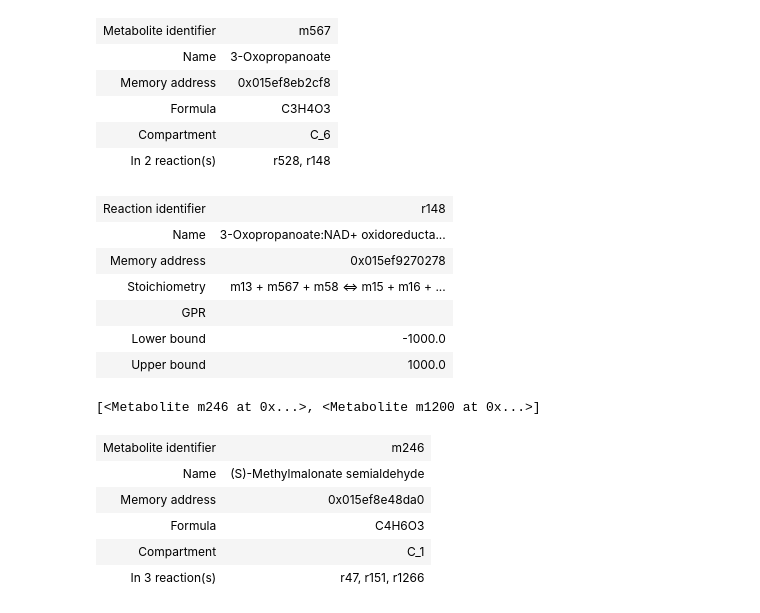
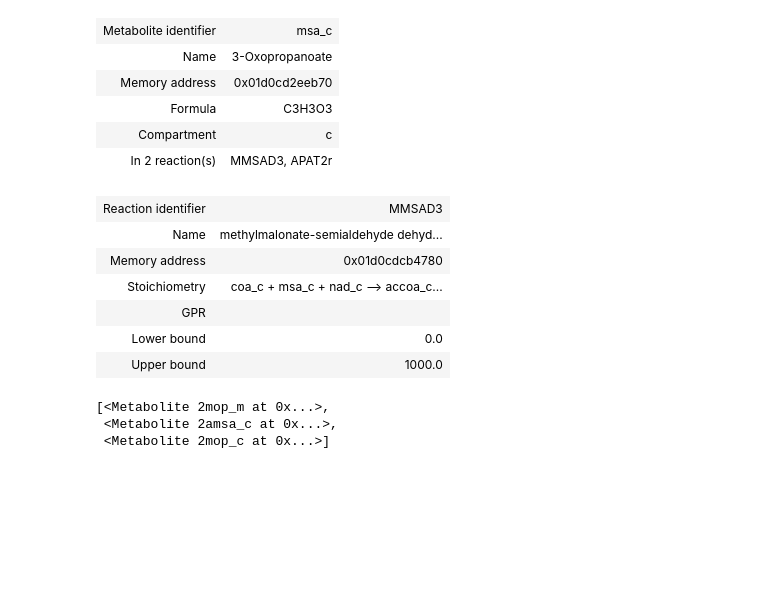
Before and after one commit to 27410/group-assignment-2021-group-8-malonic-acid-in-k-phaffii, a Jupyter notebook: models/Adjusted_models/Malonic_acid_heterologous.ipynb, the cells around one changed output. Cells and saved outputs as stored; diff of their text form; code cells hidden in the pictures; blank space fills up the shorter version.

```diff
--- a/models/Adjusted_models/Malonic_acid_heterologous.ipynb
+++ b/models/Adjusted_models/Malonic_acid_heterologous.ipynb
@@ -3,8 +3,7 @@
 from cobra.io import read_sbml_model
 from cobra import Reaction, Metabolite
 # %%
-# Import model for K. phaffii
-model = read_sbml_model('iLC915.xml')
+model = read_sbml_model('iMT1026-v3.xml')
 # %% [output]
 Model does not contain SBML fbc package information.
 SBML package 'layout' not supported by cobrapy, information is not parsed
@@ -80,33 +77,26 @@ model.reactions.r528
 | Upper bound | 1000.0 |
 # %%
-model.metabolites.m567
+model.metabolites.msa_c
 # %% [output]
-| Metabolite identifier | m567 |
+| Metabolite identifier | msa_c |
 | Name | 3-Oxopropanoate |
-| Memory address | 0x015ef8eb2cf8 |
-| Formula | C3H4O3 |
-| Compartment | C_6 |
-| In 2 reaction(s) | r528, r148 |
+| Memory address | 0x01d0cd2eeb70 |
+| Formula | C3H3O3 |
+| Compartment | c |
+| In 2 reaction(s) | MMSAD3, APAT2r |
 # %%
-model.reactions.r148
+model.reactions.MMSAD3
 # %% [output]
-| Reaction identifier | r148 |
-| Name | 3-Oxopropanoate:NAD+ oxidoreducta... |
-| Memory address | 0x015ef9270278 |
-| Stoichiometry | m13 + m567 + m58 <=> m15 + m16 + ... |
+| Reaction identifier | MMSAD3 |
+| Name | methylmalonate-semialdehyde dehyd... |
+| Memory address | 0x01d0cdcb4780 |
+| Stoichiometry | coa_c + msa_c + nad_c --> accoa_c... |
 | GPR |  |
-| Lower bound | -1000.0 |
+| Lower bound | 0.0 |
 | Upper bound | 1000.0 |
 # %%
 model.metabolites.query('malonate','name')
 # %% [output]
-[<Metabolite m246 at 0x...>, <Metabolite m1200 at 0x...>]
+[<Metabolite 2mop_m at 0x...>,
+ <Metabolite 2amsa_c at 0x...>,
+ <Metabolite 2mop_c at 0x...>]
-# %%
-model.metabolites.m246
-# %% [output]
-| Metabolite identifier | m246 |
-| Name | (S)-Methylmalonate semialdehyde |
-| Memory address | 0x015ef8e48da0 |
-| Formula | C4H6O3 |
-| Compartment | C_1 |
-| In 3 reaction(s) | r47, r151, r1266 |
```
Also changed, not shown: parts of 10 cells of this notebook, 3 other files.
